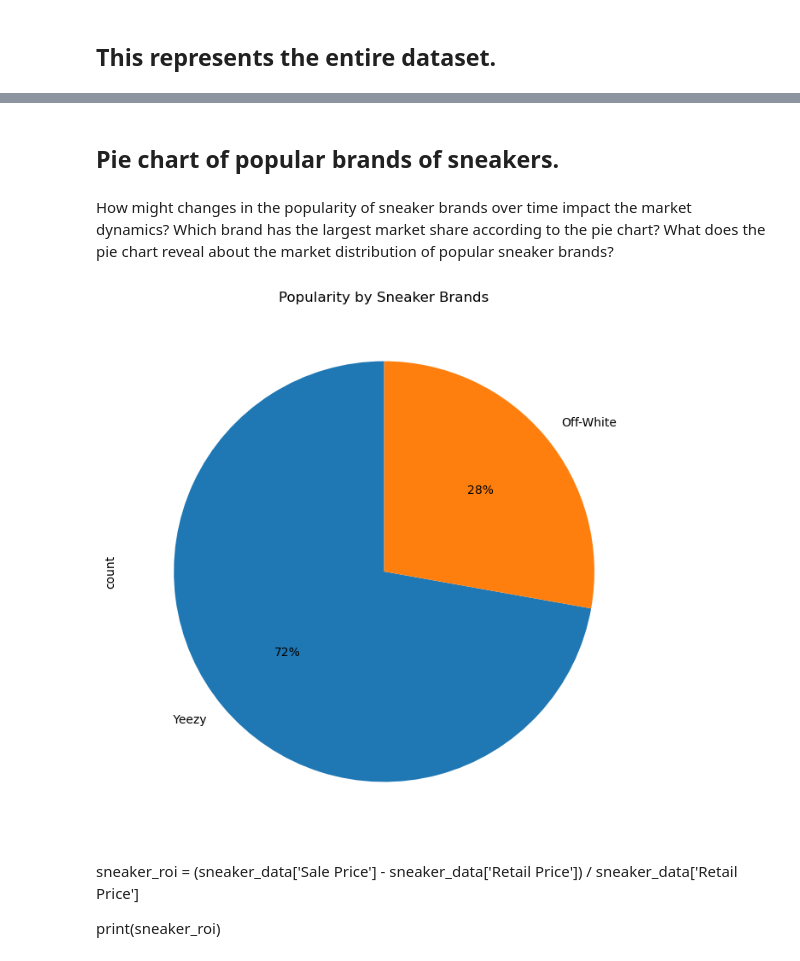
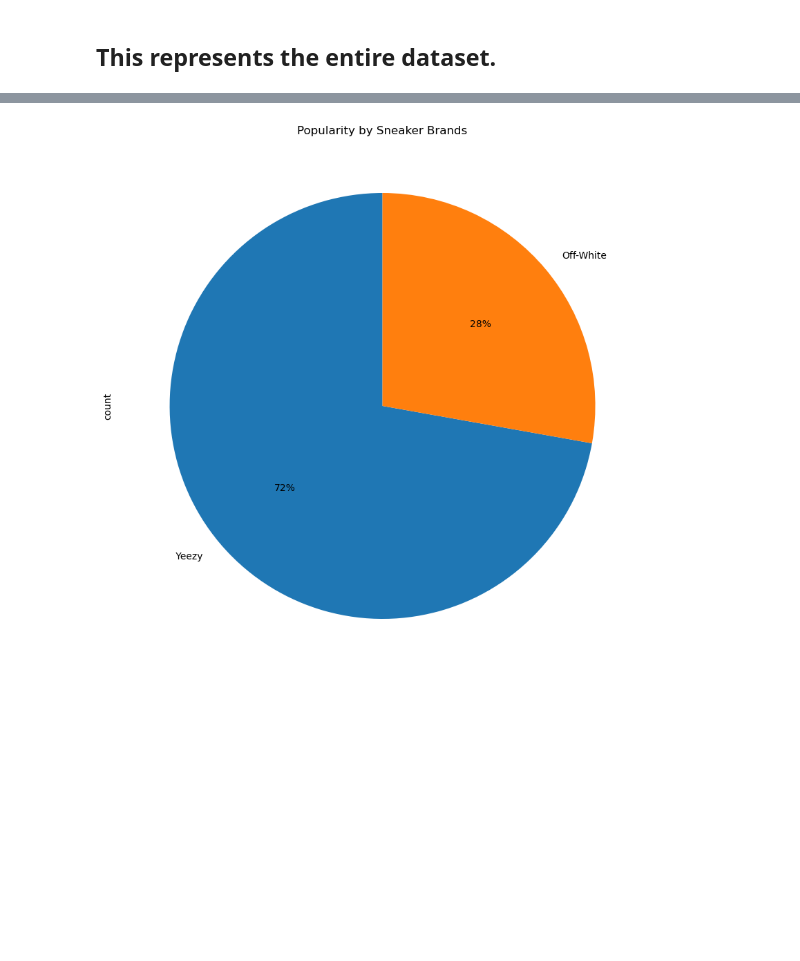
Before and after one commit to melissaa06/SNKRS_R_US, a Jupyter notebook: SneakerPy.ipynb, the cells around one changed output, grey strips where cells are left out. Cells and saved outputs as stored; diff of their text form; code cells hidden in the pictures; blank space fills up the shorter version.

```diff
--- a/SneakerPy.ipynb
+++ b/SneakerPy.ipynb
@@ -26,2 +12,15 @@ Can you identify any correlations between sneaker features and regions?
+# %%
+#Remove dollar signs and commas in Sale Price column
+
+def convert_price(price):
+    if pd.notnull(price) and isinstance(price, str):
+        return pd.to_numeric(price.replace(',', '').replace('$', ''))
+    else:
+        return price
+
+sneaker_data['Sale Price'] = sneaker_data['Sale Price'].apply(convert_price)
+# %%
+# Remove dollar signs in Retail Price column
+sneaker_data['Retail Price'] = pd.to_numeric(sneaker_data['Retail Price'].str.replace('$', ''))
 # %% [markdown]
 ## This represents the entire dataset.
@@ -40,16 +37,8 @@ sneaker_data.head()
-# %% [markdown]
-## Pie chart of popular brands of sneakers.
-# %% [markdown]
-How might changes in the popularity of sneaker brands over time impact the market dynamics? Which brand has the largest market share according to the pie chart? What does the pie chart reveal about the market distribution of popular sneaker brands?
 # %%
 # Create a pie chart
-plt.figure(figsize=(8,8))
+plt.figure(figsize=(10,10))
 sneaker_data ['Brand'].value_counts().plot(kind='pie',startangle=90, autopct='%1.0f%%')
 plt.title('Popularity by Sneaker Brands')
 plt.show()
 # %% [output]
-[figure, old version]
+[figure, new version]
-# %% [markdown]
-sneaker_roi = (sneaker_data['Sale Price'] - sneaker_data['Retail Price']) / sneaker_data['Retail Price']
-
-print(sneaker_roi)
```
Also changed, not shown: parts of 16 cells of this notebook.
